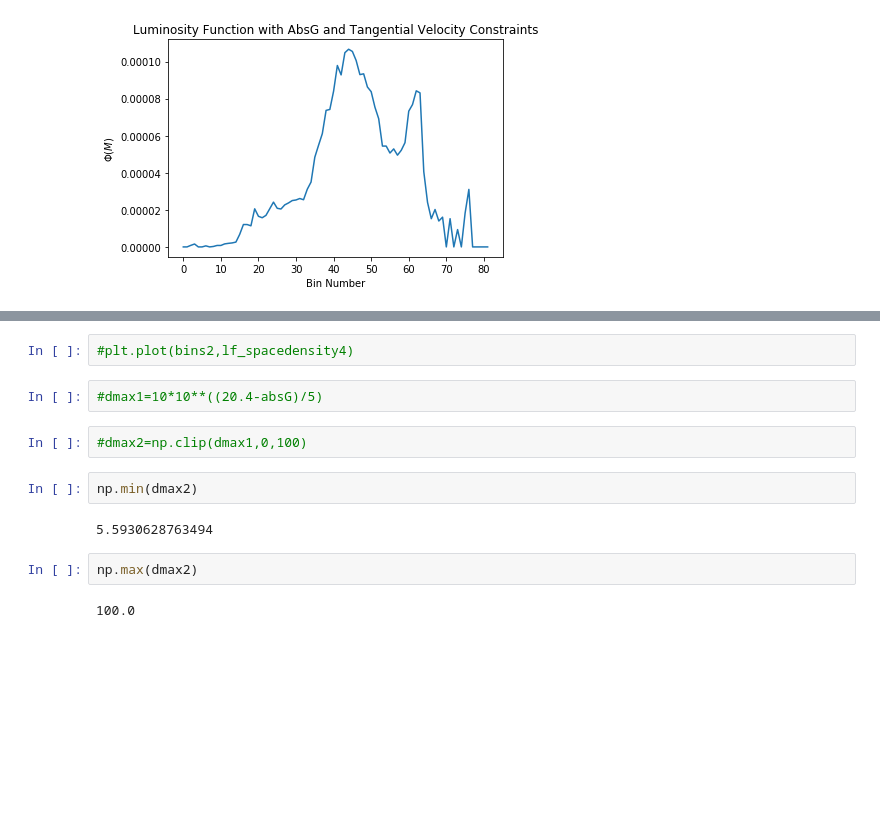
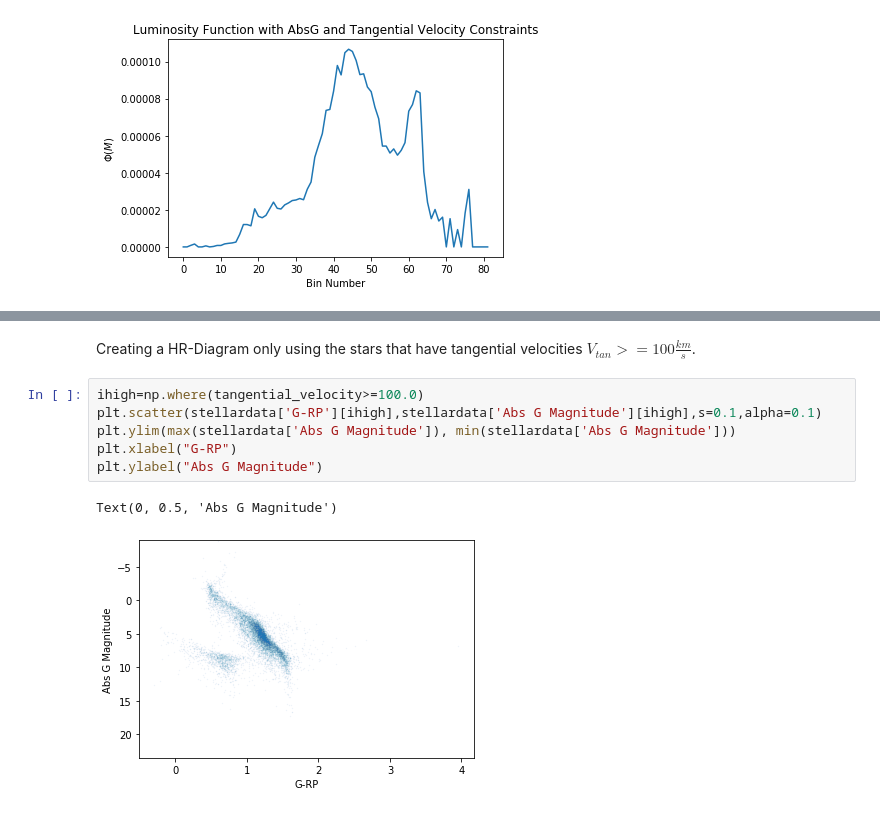
Before and after one commit to dhilligo/BDwarfLumFunction, a Jupyter notebook: GCNS Table Analysis.ipynb, the cells around one changed output, grey strips where cells are left out. Saved outputs shown, nothing was run; the diff lists cells and outputs as text; blank space fills up the shorter version.

```diff
--- a/GCNS Table Analysis.ipynb
+++ b/GCNS Table Analysis.ipynb
@@ -486,14 +482,11 @@ plt.show()
-# %%
-#plt.plot(bins2,lf_spacedensity4)
-# %%
-#dmax1=10*10**((20.4-absG)/5)
-# %%
-#dmax2=np.clip(dmax1,0,100)
-# %%
-np.min(dmax2)
-# %% [output]
-5.5930628763494
-# %%
-np.max(dmax2)
-# %% [output]
-100.0
+# %% [markdown]
+Creating a HR-Diagram only using the stars that have tangential velocities $V_{tan}>=100\frac{km}{s}$.
+# %%
+ihigh=np.where(tangential_velocity>=100.0)
+plt.scatter(stellardata['G-RP'][ihigh],stellardata['Abs G Magnitude'][ihigh],s=0.1,alpha=0.1)
+plt.ylim(max(stellardata['Abs G Magnitude']), min(stellardata['Abs G Magnitude']))
+plt.xlabel("G-RP")
+plt.ylabel("Abs G Magnitude")
+# %% [output]
+Text(0, 0.5, 'Abs G Magnitude')
+[figure, added]
```
Also changed, not shown: parts of 64 cells of this notebook.
